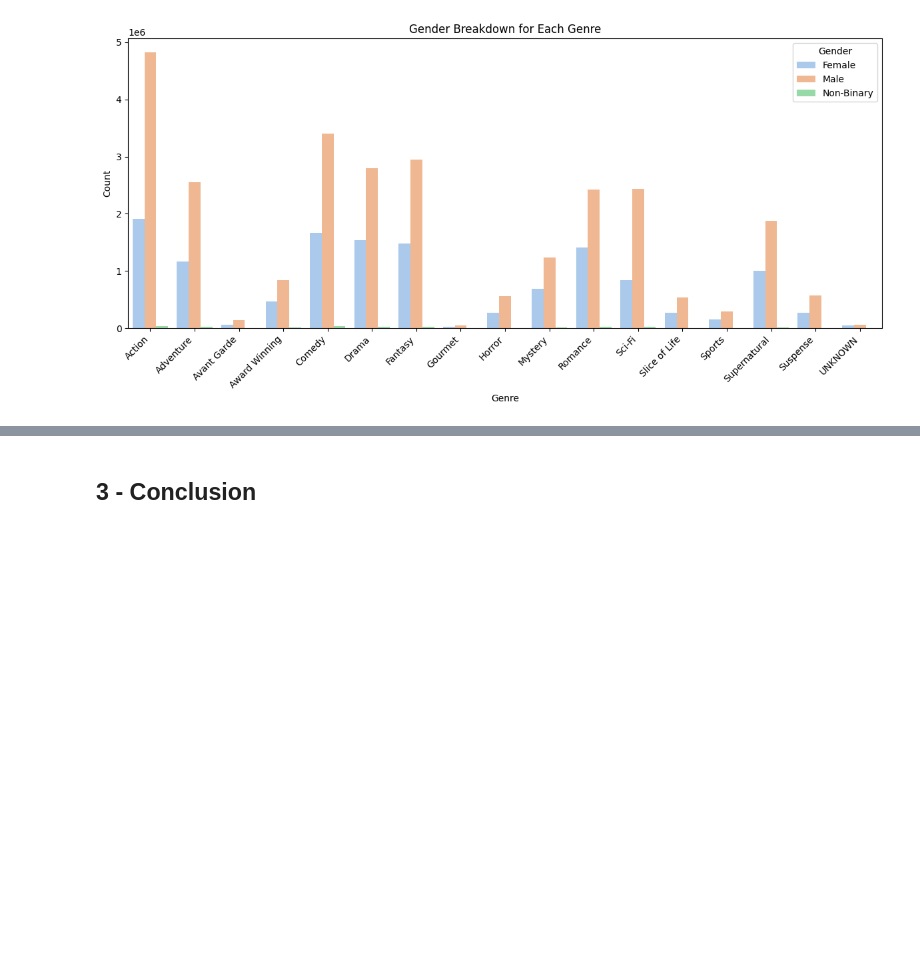
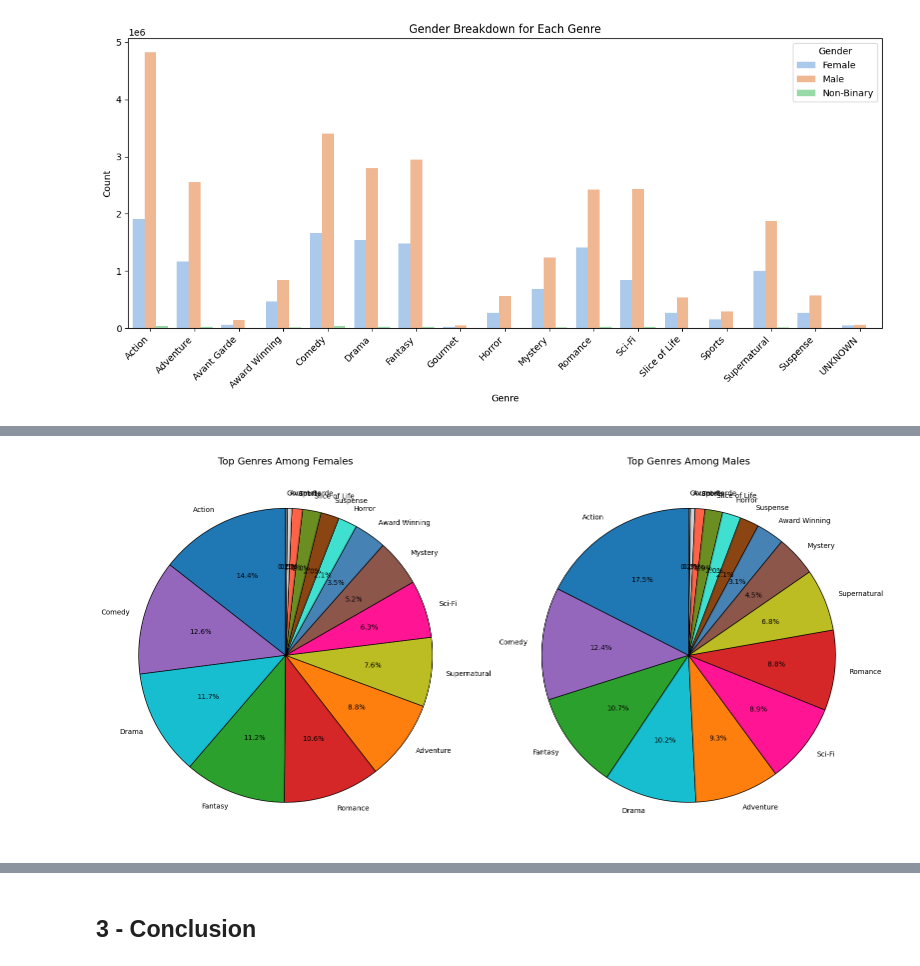
Before and after one commit to eraiken/Springboard, a Jupyter notebook: Unit 29/Anime storytelling.ipynb, the cells around one changed output, grey strips where cells are left out. Cells and saved outputs as stored; diff of their text form; code cells hidden in the pictures; blank space fills up the shorter version.

```diff
--- a/Unit 29/Anime storytelling.ipynb
+++ b/Unit 29/Anime storytelling.ipynb
@@ -545,0 +528,79 @@ Do cosine similarity on the Synopsis column for each genre
+# %%
+# First, let's drop genres that belong to the 'UNKNOWN' category.
+melted_df = melted_df[melted_df['genre'] != 'UNKNOWN']
+# %%
+# To minimize confusion, we're going to make sure that each genre is the same color between our pie charts.
+# Create a dictionary for this
+color_map = {
+    'Action': '#1f77b4',       # blue
+    'Adventure': '#ff7f0e',    # orange
+    'Fantasy': '#2ca02c',  # green
+    'Romance': '#d62728',# red
+    'Comedy': '#9467bd',       # purple
+    'Mystery': '#8c564b',        # brown
+    'Sci-Fi': '#e377c2',
+    'Gourmet': '#7f7f7f',      # gray
+    'Supernatural': '#bcbd22',       # olive
+    'Drama': '#17becf',      # teal
+    'Sci-Fi': '#ff1493',      # deep pink
+    'Award Winning': '#4682b4',       # steel blue
+    'Slice of Life': '#6b8e23',# olive drab
+    'Sports': '#ff6347',       # tomato
+    'Horror': '#40e0d0', # turquoise
+    'Suspense': '#8b4513'      # saddle brown
+}
+
+# Create a function to assign colors based on genre
+def get_colors(genres):
+    return [color_map.get(genre, '#d3d3d3') for genre in genres]  # Default to light gray if genre not in map
+
+# Create a figure with 1 row and 2 columns for side-by-side pie charts
+fig, (ax1, ax2) = plt.subplots(1, 2, figsize=(16, 8))
+
+# Plot the pie chart for females
+female_melted = melted_df[melted_df['Gender'] == 'Female'].drop('Gender', axis=1)
+
+# Sort and compute proportions
+female_melted = female_melted.sort_values('count', ascending=False)
+total_female = female_melted['count'].sum()
+female_melted['proportion'] = female_melted['count'] / total_female * 100
+
+# Plot female pie chart with consistent colors
+ax1.pie(
+    female_melted['proportion'],
+    labels=female_melted['genre'],
+    autopct='%1.1f%%',
+    startangle=90,
+    colors=get_colors(female_melted['genre']),
+    wedgeprops={'edgecolor': 'black'}
+)
+ax1.set_title('Top Genres Among Females', fontsize=14)
+ax1.axis('equal')
+
+# Plot the pie chart for males
+male_melted = melted_df[melted_df['Gender'] == 'Male'].drop('Gender', axis=1)
+
+# Sort and compute proportions
+male_melted = male_melted.sort_values('count', ascending=False)
+total_male = male_melted['count'].sum()
+male_melted['proportion'] = male_melted['count'] / total_male * 100
+
+# Plot male pie chart with consistent colors
+ax2.pie(
+    male_melted['proportion'],
+    labels=male_melted['genre'],
+    autopct='%1.1f%%',
+    startangle=90,
+    colors=get_colors(male_melted['genre']),
+    wedgeprops={'edgecolor': 'black'}
+)
+ax2.set_title('Top Genres Among Males', fontsize=14)
+ax2.axis('equal')
+
+# Adjust layout to avoid overlap
+plt.tight_layout()
+
+# Show the plot
+plt.show()
+# %% [output]
+[figure, added]
```
Also changed, not shown: parts of 37 cells of this notebook.
